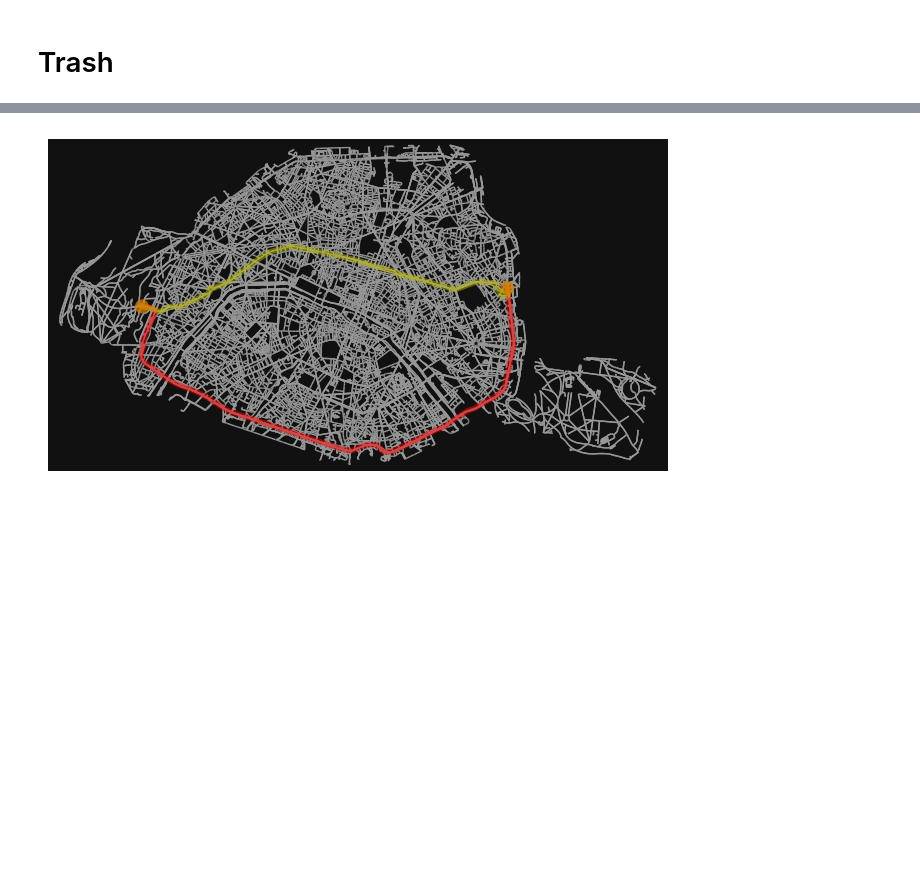
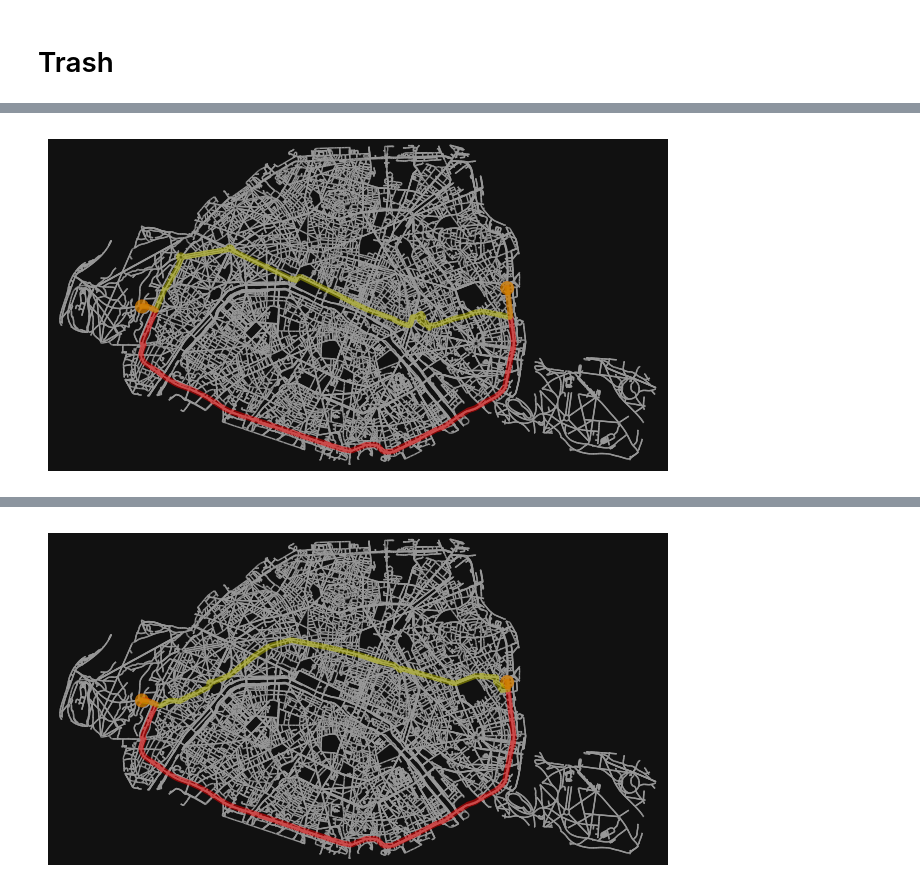
Before and after one commit to JaviAnton/UC-Project-Group-1, a Jupyter notebook: final/main.ipynb, the cells around one changed output, grey strips where cells are left out. Drawn from its saved outputs; the diff is of its cells as text; code cells hidden in the pictures; blank space fills up the shorter version.

```diff
--- a/final/main.ipynb
+++ b/final/main.ipynb
@@ -545,3 +547,11 @@ def minimize_absolute_error_path(graph, start_node, end_node, measured_weight, c
     min_error_path=paths[min_index]
 
     return min_error_path,paths,absolute_errors
+# %%
+def minimize_absolute_error_path_v3(graph,start_node,end_node,measured_weight,weight=None):
+    d1=nx.shortest_path_length(graph,source=start_node,weight=weight)
+    d2=nx.shortest_path_length(graph,target=end_node,weight=weight)
+    middle_node,err=min({key: np.abs(d1[key]+ d2[key]-measured_weight) for key in d1.keys()}.items(), key=lambda x:x[1])
+    p1=nx.shortest_path(graph,source=start_node,target=middle_node,weight=weight)
+    p2=nx.shortest_path(graph,source=middle_node,target=end_node,weight=weight)
+    return p1+p2[1:],err
@@ -547,0 +604,10 @@ def minimize_absolute_error_path(graph, start_node, end_node, measured_weight, c
+# %%
+n1=list(g)[0]
+n2=list(g)[120]
+route1=nx.shortest_path(baseline_TTD,n1,n2,weight="travel_time")
+route2,t=minimize_absolute_error_path_v3(baseline_TTD,n1,n2,1500,weight="travel_time")
+fig, ax = ox.plot_graph_routes(
+    g, routes=[route1, route2], route_colors=["r", "y"], route_linewidth=6, node_size=0
+)
+# %% [output]
+[figure, added]
```
Also changed, not shown: parts of 8 cells of this notebook.
